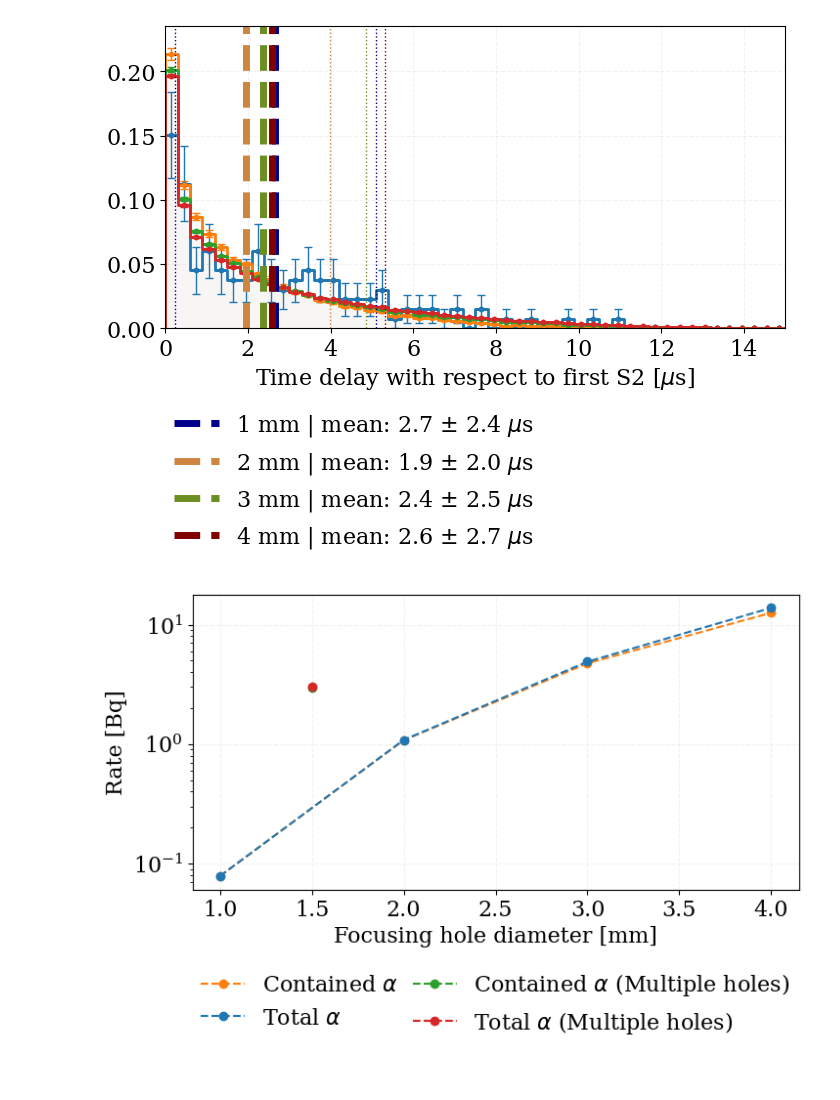
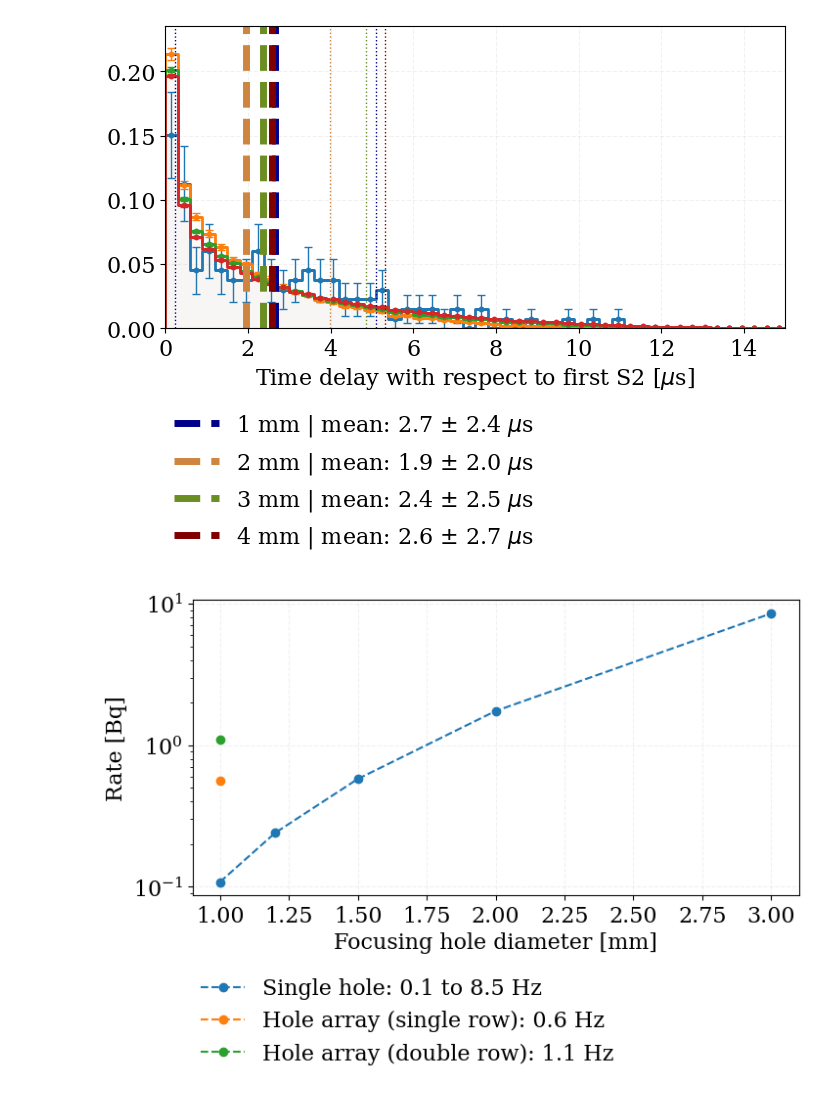
Before and after one commit to sdporzio/Geant4AlphaSourceLamp, a Jupyter notebook: ana/simpleAna.ipynb, the cells around one changed output. Drawn from its saved outputs; the diff is of its cells as text; code cells hidden in the pictures.

```diff
--- a/ana/simpleAna.ipynb
+++ b/ana/simpleAna.ipynb
@@ -28,11 +17,11 @@ def decodeList(l):
 # %%
-dirPath = '/Users/sdporzio/Data/Simulation_AlphaSourceVUVLamp/'
+dirPath = '/Users/sdporzio/Data/Simulation_AlphaSourceVUVLamp/20-07-16_LargerCollectionVolume/'
 fNames = [
 't-0_w-1_ev-10000000_s-100',
+'t-0_w-1.2_ev-10000000_s-100',
+'t-0_w-1.5_ev-10000000_s-100',
 't-0_w-2_ev-10000000_s-100',
 't-0_w-3_ev-10000000_s-100',
-'t-0_w-4_ev-10000000_s-100',
-'t-1_w-1.5_ev-10000000_s-100',
 't-2_w-1_ev-10000000_s-100',
 't-3_w-1_ev-10000000_s-100'
 ]
@@ -42,9 +31,9 @@ widths = [float(fn.split('w-')[1].split('_ev')[0]) for fn in fNames]
 # %%
 # Open root files
 for fName in tqdm(fNames):
-    md[fName] = OpenRoot(dirPath+fName+'.root','metadata')
-    tr[fName] = OpenRoot(dirPath+fName+'.root','tracks_data')
-    ev[fName] = OpenRoot(dirPath+fName+'.root','event_data')
+    md[fName] = hio.OpenRoot(dirPath+fName+'.root','metadata')
+    tr[fName] = hio.OpenRoot(dirPath+fName+'.root','tracks_data')
+    ev[fName] = hio.OpenRoot(dirPath+fName+'.root','event_data')
     tr[fName]['distEnd'] = tr[fName].eval('sqrt(xEnd**2. + yEnd**2.)')
 
     alphas[fName] = tr[fName].query('particle_pdg==1000020040') # Select alphas
@@ -290,36 +325,39 @@ names = [f'{w:.1f} mm' for w in widths]
 nAlphas,nContAlphas = [],[]
 for fName in fNames:
     nAlphas.append(len(alphas[fName]))
     nContAlphas.append(len(contAlphas[fName]))
 
 nAlphas = np.array(nAlphas)
 nContAlphas = np.array(nContAlphas)
 
 # Find fraction of total emitted (factor of 2 because we emit semi-isostropically)
 nAlphas = nAlphas/(10000000*2.)
 nContAlphas = nContAlphas/(10000000*2.)
 
 # Find actual rate in kBq
 nAlphas = nAlphas*rate
 nContAlphas = nContAlphas*rate
 
 # Convert to Bq
 # nAlphas = nAlphas*1e3
 # nContAlphas = nContAlphas*1e3
 
 fig = plt.figure(figsize=(8,4),facecolor='white',dpi=100)
-plt.plot(widths[:-1],nContAlphas[:-1],marker='o',ls='--',color='C1',label=r'Contained $\alpha$')
-plt.plot(widths[:-1],nAlphas[:-1],marker='o',ls='--',color='C0',label=r'Total $\alpha$')
-plt.plot(widths[-1],nContAlphas[-1],marker='o',ls='--',color='C2',label=r'Contained $\alpha$ (Multiple holes)')
-plt.plot(widths[-1],nAlphas[-1],marker='o',ls='--',color='C3',label=r'Total $\alpha$ (Multiple holes)')
+plt.plot(widths[:-2],nContAlphas[:-2],marker='o',ls='--',color='C0',label=f'Single hole: {nContAlphas[0]:.1f} to {nContAlphas[-3]:.1f} Hz')
+# plt.plot(widths[:-2],nAlphas[:-2],marker='o',ls='--',color='C0',label=r'Total $\alpha$')
+plt.plot(widths[-1],nContAlphas[-1],marker='o',ls='--',color='C1',label=f'Hole array (single row): {nContAlphas[-1]:.1f} Hz')
+plt.plot(widths[-2],nContAlphas[-2],marker='o',ls='--',color='C2',label=f'Hole array (double row): {nContAlphas[-2]:.1f} Hz')
+
+
+# plt.plot(widths[-1],nAlphas[-1],marker='o',ls='--',color='C3',label=r'Total $\alpha$ (Multiple holes)')
 plt.grid(ls='--',color='C7',alpha=0.1,)
-plt.legend(bbox_to_anchor=(0, -0.25, 1, 0), loc=2, ncol=2, mode="expand", borderaxespad=0, frameon=False)
+plt.legend(bbox_to_anchor=(0, -0.25, 1, 0), loc=2, ncol=1, mode="expand", borderaxespad=0, frameon=False)
 # plt.gca().set_xticks(np.linspace(0,len(fNames),len(fNames)))
 # plt.gca().set_xticklabels(names, rotation='0', fontsize=18)
 # plt.ylabel('Fraction')
 plt.ylabel('Rate [Bq]')
 plt.xlabel('Focusing hole diameter [mm]')
 plt.yscale('log')
 plt.show()
 # %% [output]
-[figure, old version]
+[figure, new version]
```
Also changed, not shown: parts of 3 cells of this notebook, 4 other files.
